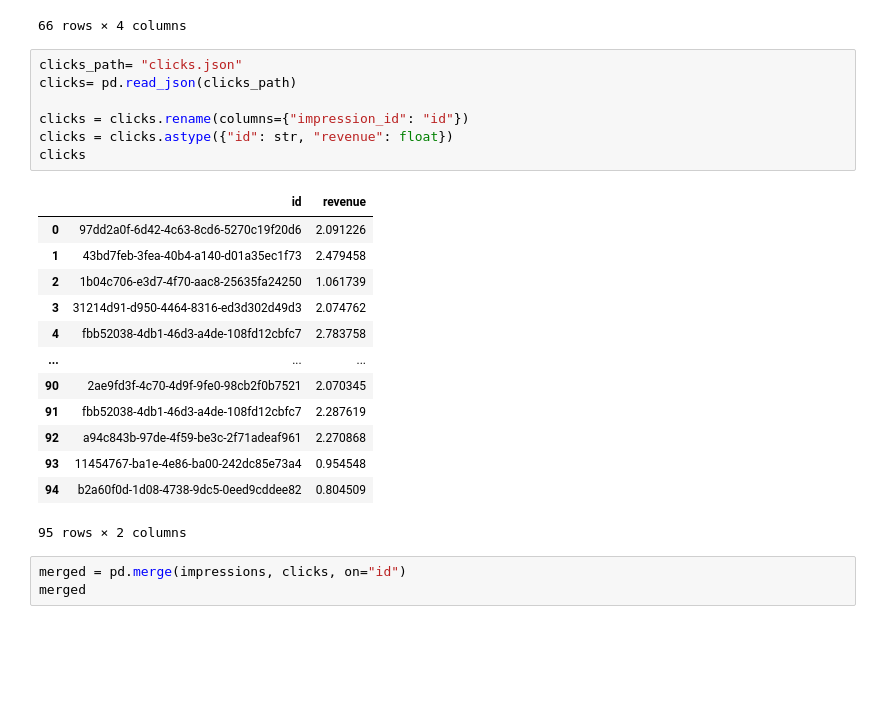
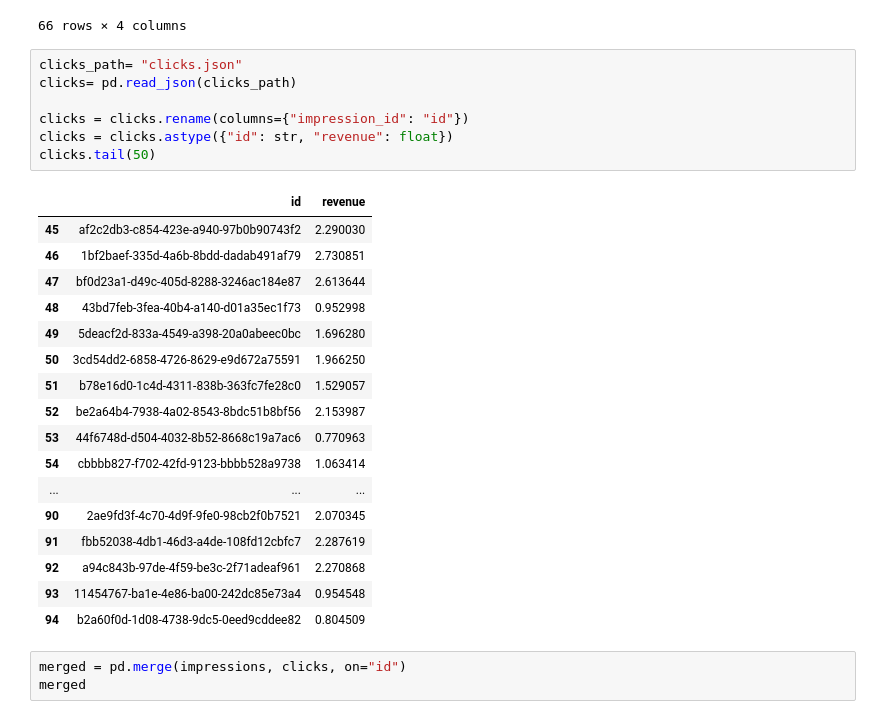
Before and after one commit to eyamini/Verve-Top-Advertisers, a Jupyter notebook: Merged.ipynb, the cells around one changed output. Cells and saved outputs as stored; diff of their text form; blank space fills up the shorter version.

```diff
--- a/Merged.ipynb
+++ b/Merged.ipynb
@@ -30,24 +30,28 @@ impressions
 # %%
 clicks_path= "clicks.json"
 clicks= pd.read_json(clicks_path)
 
 clicks = clicks.rename(columns={"impression_id": "id"})
 clicks = clicks.astype({"id": str, "revenue": float})
-clicks
+clicks.tail(50)
 # %% [output]
 |  | id | revenue |
-| 0 | 97dd2a0f-6d42-4c63-8cd6-5270c19f20d6 | 2.091226 |
-| 1 | 43bd7feb-3fea-40b4-a140-d01a35ec1f73 | 2.479458 |
-| 2 | 1b04c706-e3d7-4f70-aac8-25635fa24250 | 1.061739 |
-| 3 | 31214d91-d950-4464-8316-ed3d302d49d3 | 2.074762 |
-| 4 | fbb52038-4db1-46d3-a4de-108fd12cbfc7 | 2.783758 |
+| 45 | af2c2db3-c854-423e-a940-97b0b90743f2 | 2.290030 |
+| 46 | 1bf2baef-335d-4a6b-8bdd-dadab491af79 | 2.730851 |
+| 47 | bf0d23a1-d49c-405d-8288-3246ac184e87 | 2.613644 |
+| 48 | 43bd7feb-3fea-40b4-a140-d01a35ec1f73 | 0.952998 |
+| 49 | 5deacf2d-833a-4549-a398-20a0abeec0bc | 1.696280 |
+| 50 | 3cd54dd2-6858-4726-8629-e9d672a75591 | 1.966250 |
+| 51 | b78e16d0-1c4d-4311-838b-363fc7fe28c0 | 1.529057 |
+| 52 | be2a64b4-7938-4a02-8543-8bdc51b8bf56 | 2.153987 |
+| 53 | 44f6748d-d504-4032-8b52-8668c19a7ac6 | 0.770963 |
+| 54 | cbbbb827-f702-42fd-9123-bbbb528a9738 | 1.063414 |
 | ... | ... | ... |
 | 90 | 2ae9fd3f-4c70-4d9f-9fe0-98cb2f0b7521 | 2.070345 |
 | 91 | fbb52038-4db1-46d3-a4de-108fd12cbfc7 | 2.287619 |
 | 92 | a94c843b-97de-4f59-be3c-2f71adeaf961 | 2.270868 |
 | 93 | 11454767-ba1e-4e86-ba00-242dc85e73a4 | 0.954548 |
 | 94 | b2a60f0d-1d08-4738-9dc5-0eed9cddee82 | 0.804509 |
-95 rows × 2 columns
 # %%
 merged = pd.merge(impressions, clicks, on="id")
 merged
```
Also changed, not shown: parts of 8 cells of this notebook.
